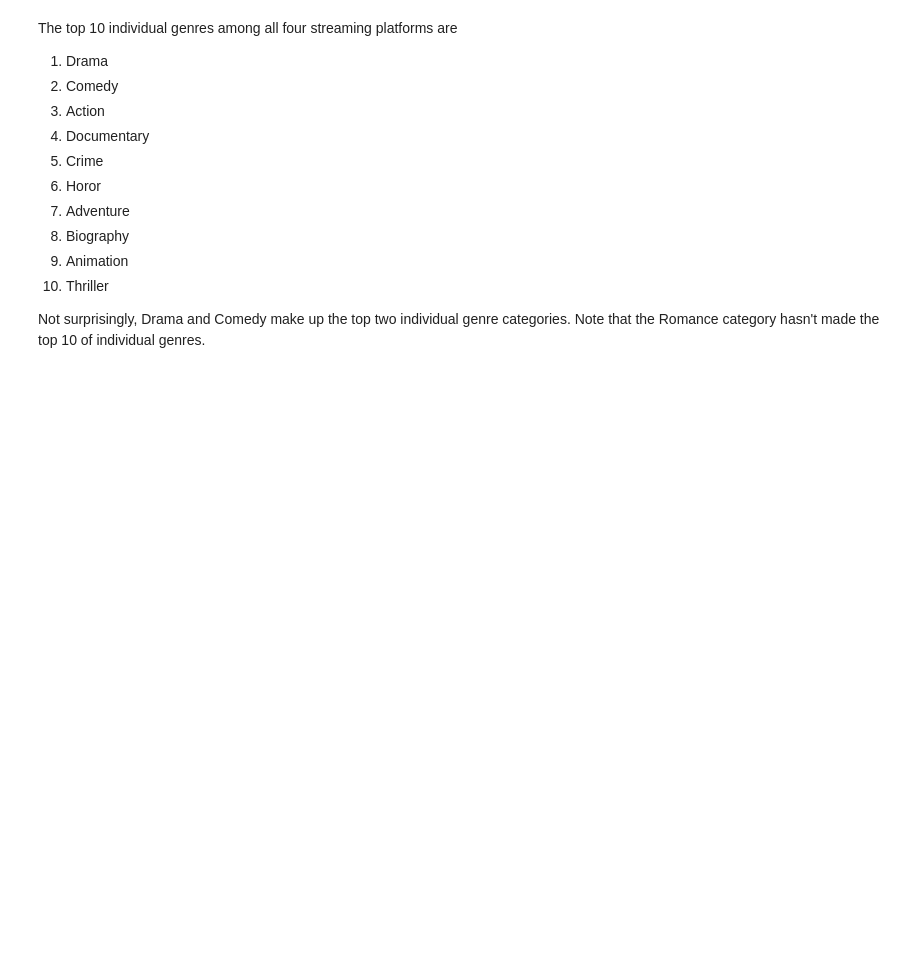
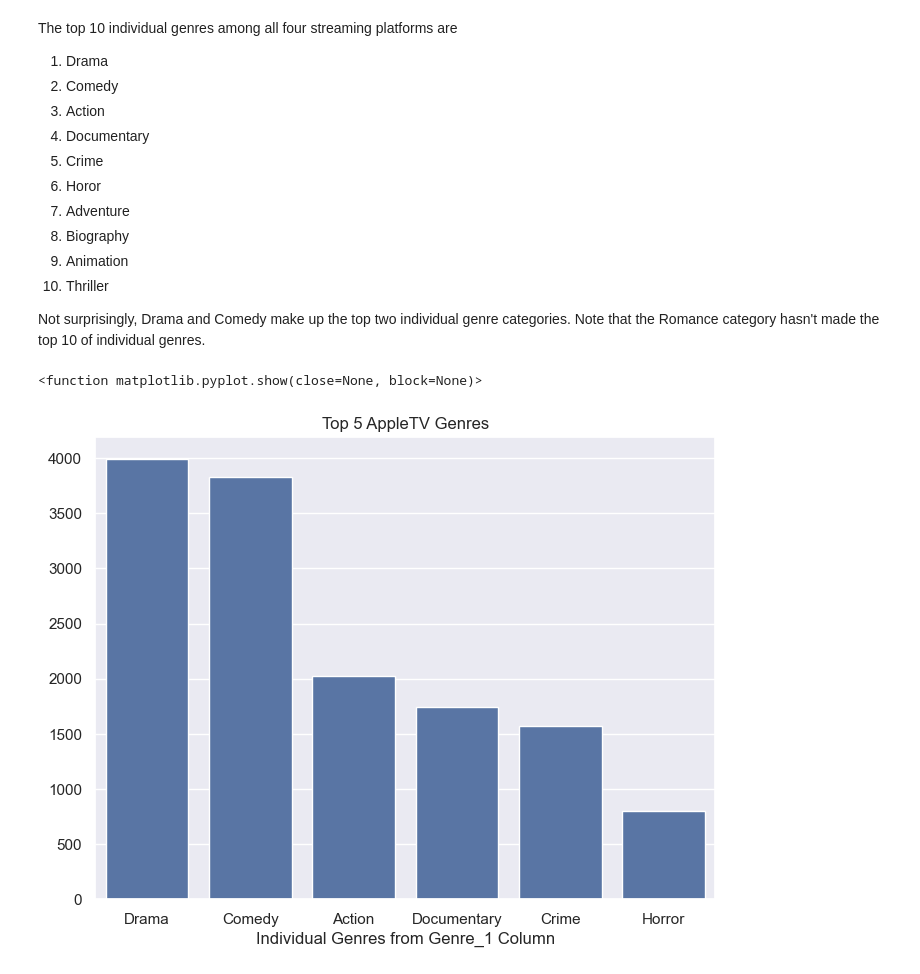
Before and after one commit to rkynhoff/Streaming_Service_Comparisons, a Jupyter notebook: STRM_SERV_COMP_V2.ipynb, the cells around one changed output. Cells and saved outputs as stored; diff of their text form; code cells hidden in the pictures; blank space fills up the shorter version.

Commit message:
Parsed out AppleTV genres, combined/individual, into graphs

```diff
--- a/STRM_SERV_COMP_V2.ipynb
+++ b/STRM_SERV_COMP_V2.ipynb
@@ -784,3 +784,22 @@ The top 10 individual genres among all four streaming platforms are
 Not surprisingly, Drama and Comedy make up the top two individual genre categories. Note that the Romance category hasn't made the top 10 of individual genres.
 # %%
 # streaming_clean[["Genre_1","IMDb_Avg_Rating"]].value_counts().head(10).plot.bar(x = "Genre_1", y = "IMDb_Avg_Rating")
+# %%
+# Separate the AppleTV rows from the rest of the df
+apple_tv = streaming_clean[streaming_clean["Service_Name"] == "AppleTV"]
+# Group the Genre_1 column and get the total counts for each genre
+apple_tv_genres = apple_tv.groupby("Genre_1")["Genre_1"].count().reset_index(name = "Count")
+# Ascertain the top 5 genres
+top_apple_tv_genres = apple_tv_genres.sort_values("Count", ascending = False).head(6)
+
+sn.set()
+plt.figure(figsize = (8, 6))
+sn.barplot(x = top_apple_tv_genres["Genre_1"], y = top_apple_tv_genres["Count"])
+plt.xlabel("Individual Genres from Genre_1 Column")
+plt.ylabel(None)
+plt.title("Top 5 AppleTV Genres")
+
+plt.show
+# %% [output]
+<function matplotlib.pyplot.show(close=None, block=None)>
+[figure, added]
```
Also changed, not shown: parts of 1 cell of this notebook.
